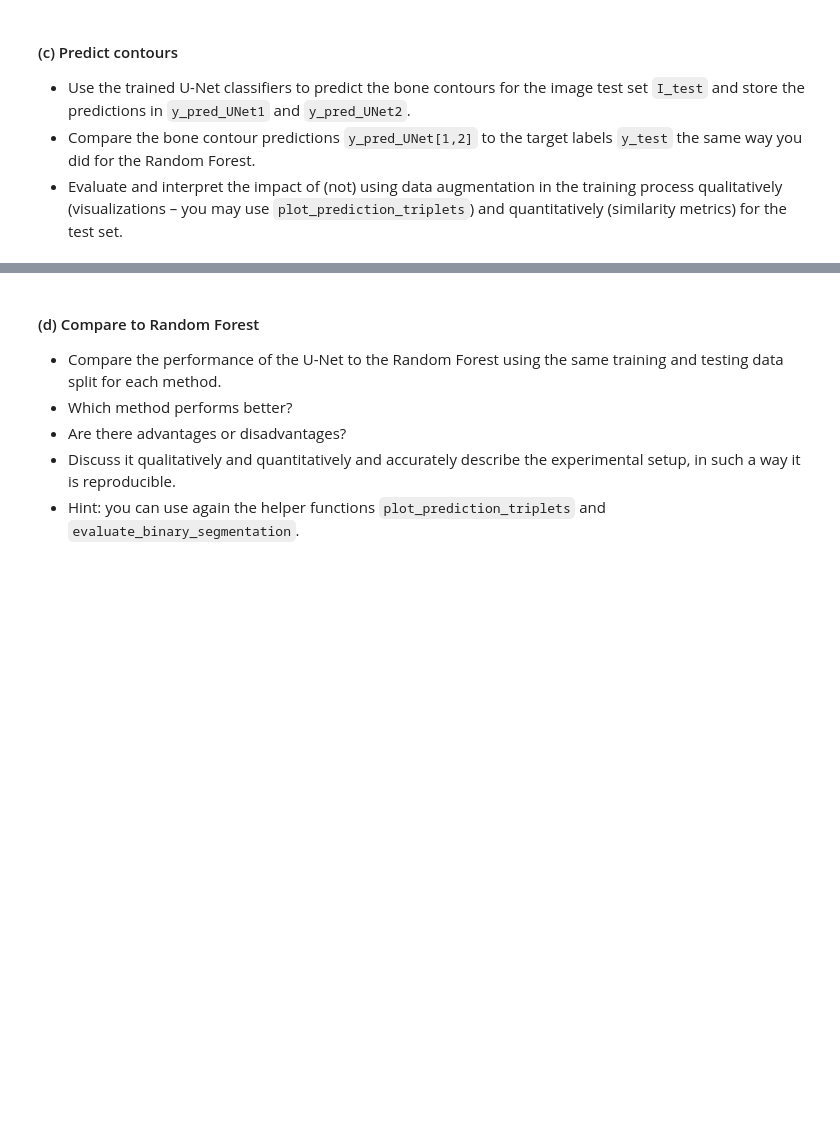
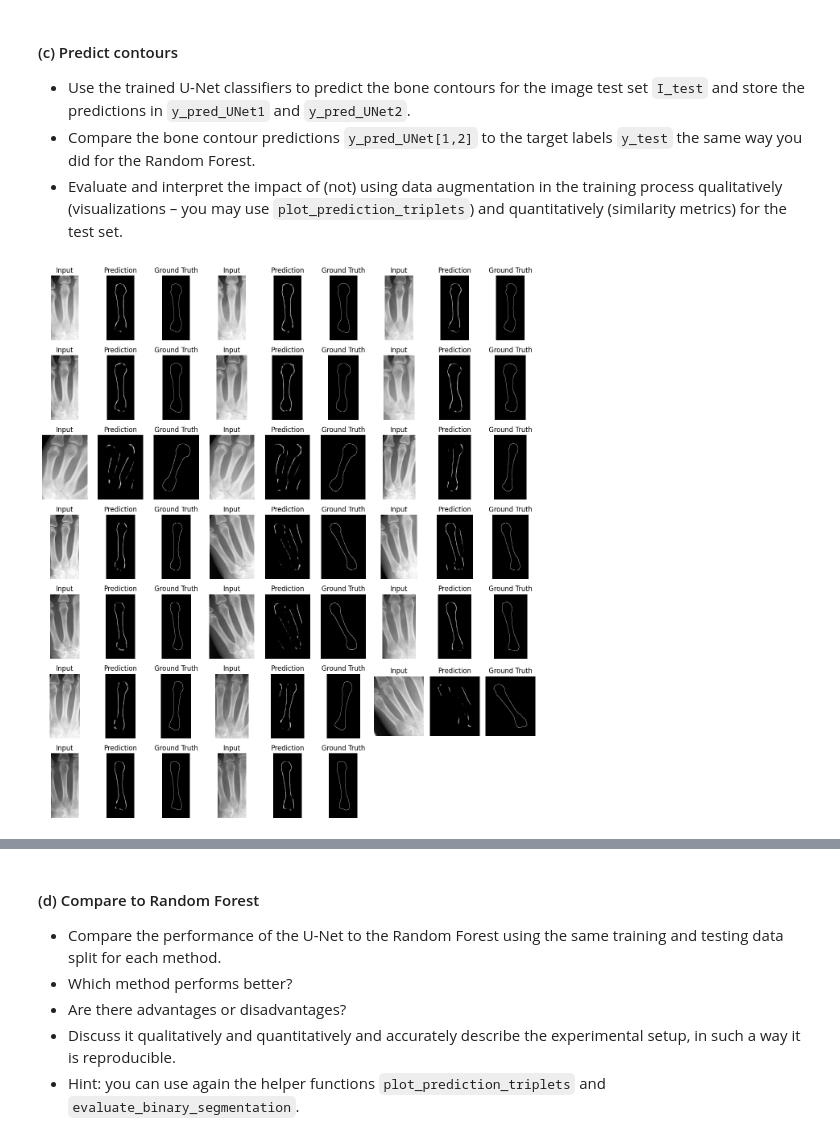
Before and after one commit to AlexanderGruebling/bone-segmentation-analysis, a Jupyter notebook: notebook.ipynb, the cells around one changed output, grey strips where cells are left out. Drawn from its saved outputs; the diff is of its cells as text; code cells hidden in the pictures; blank space fills up the shorter version.

```diff
--- a/notebook.ipynb
+++ b/notebook.ipynb
@@ -318,3 +335,9 @@ y_test =
+# %%
+# In training.py, also no random split is used
+I_train = images[:30]
+y_train = masks[:30]
+I_test = images[30:]
+y_test = masks[30:]
 # %% [markdown]
 ### 3.2. Random Forest (RF)
 - Implement the function `train_rf` which takes a list of feature arrays and labels (masks) and trains a Random Forest classifier and returns the trained classifier.
@@ -435,9 +466,19 @@ y_pred_UNet2.show_first_layer_outputs(images[0])
 - Use the trained U-Net classifiers to predict the bone contours for the image test set `I_test` and store the predictions in `y_pred_UNet1` and `y_pred_UNet2`.
 - Compare the bone contour predictions `y_pred_UNet[1,2]` to the target labels `y_test` the same way you did for the Random Forest.
 - Evaluate and interpret the impact of (not) using data augmentation in the training process qualitatively (visualizations – you may use `plot_prediction_triplets`) and quantitatively (similarity metrics) for the test set.
-# %%
-y_pred_UNet1 = # TODO: predict segmentation for y_pred_UNet1 on I_test
-y_pred_UNet2 = # TODO: predict segmentation for y_pred_UNet2 on I_test
+# %%
+test_dataset = BoneSegDataset(I_test, y_test, augment=False)
+test_loader = DataLoader(test_dataset, batch_size=1, shuffle=False, collate_fn=pad_collate)
+y_pred_UNet1.eval()
+y_pred_UNet2.eval()
+
+y_pred_UNet1_pred = [y_pred_UNet1(i[0]) for i in test_loader]
+y_pred_UNet2_pred = [y_pred_UNet2(i[0]) for i in test_loader]
+
+y_pred_UNet1_pred = [np.squeeze(t.detach().numpy(), axis=(0, 1)) for t in y_pred_UNet1_pred]
+y_pred_UNet2_pred = [np.squeeze(t.detach().numpy(), axis=(0, 1)) for t in y_pred_UNet2_pred]
 # %%
-plot_prediction_triplets(I_test, y_pred_UNet2, y_test)
+plot_prediction_triplets(I_test, y_pred_UNet2_pred, y_test)
+# %% [output]
+[figure, added]
 # %%
```
Also changed, not shown: parts of 11 cells of this notebook.
